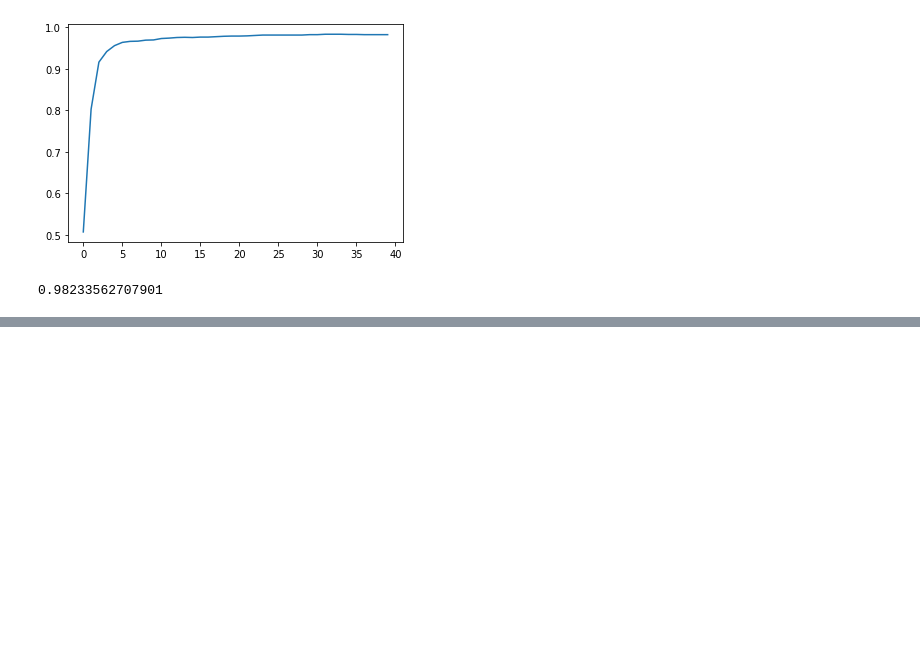
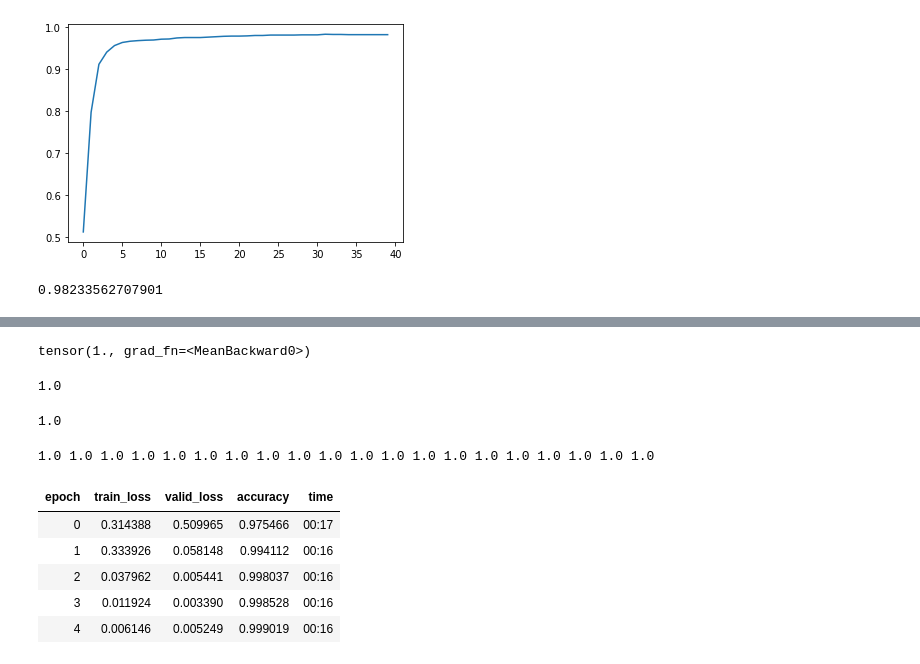
Before and after one commit to satani99/practical_deep_learning_for_coders, a Jupyter notebook: fast_ai_4.ipynb, the cells around one changed output, grey strips where cells are left out. Saved outputs shown, nothing was run; the diff lists cells and outputs as text; code cells hidden in the pictures; blank space fills up the shorter version.

```diff
--- a/fast_ai_4.ipynb
+++ b/fast_ai_4.ipynb
@@ -627,0 +880,36 @@ Downloading: "https://download.pytorch.org/models/resnet18-f37072fd.pth" to /roo
+# %%
+batch_accuracy(linear1(batch), train_y[:4])
+# %% [output]
+tensor(1., grad_fn=<MeanBackward0>)
+# %%
+def validate_epoch(model):
+  accs = [batch_accuracy(model(xb), yb) for xb, yb in valid_dl]
+  return round(torch.stack(accs).mean().item(), 4)
+
+validate_epoch(linear1)
+# %% [output]
+1.0
+# %%
+lr = 1
+params = weights, bias
+train_epoch(linear1, lr, params)
+validate_epoch(linear1)
+# %% [output]
+1.0
+# %%
+for i in range(20):
+  train_epoch(linear1, lr, params)
+  print(validate_epoch(linear1), end=' ')
+# %% [output]
+1.0 1.0 1.0 1.0 1.0 1.0 1.0 1.0 1.0 1.0 1.0 1.0 1.0 1.0 1.0 1.0 1.0 1.0 1.0 1.0
+# %%
+# dls = ImageDataLoaders.from_folder(path)
+learn = cnn_learner(dls, resnet18, pretrained=False, loss_func=F.cross_entropy, metrics=accuracy)
+learn.fit_one_cycle(5, 0.1)
+# %% [output]
+| epoch | train_loss | valid_loss | accuracy | time |
+| 0 | 0.314388 | 0.509965 | 0.975466 | 00:17 |
+| 1 | 0.333926 | 0.058148 | 0.994112 | 00:16 |
+| 2 | 0.037962 | 0.005441 | 0.998037 | 00:16 |
+| 3 | 0.011924 | 0.003390 | 0.998528 | 00:16 |
+| 4 | 0.006146 | 0.005249 | 0.999019 | 00:16 |
```
Also changed, not shown: parts of 59 cells of this notebook.
